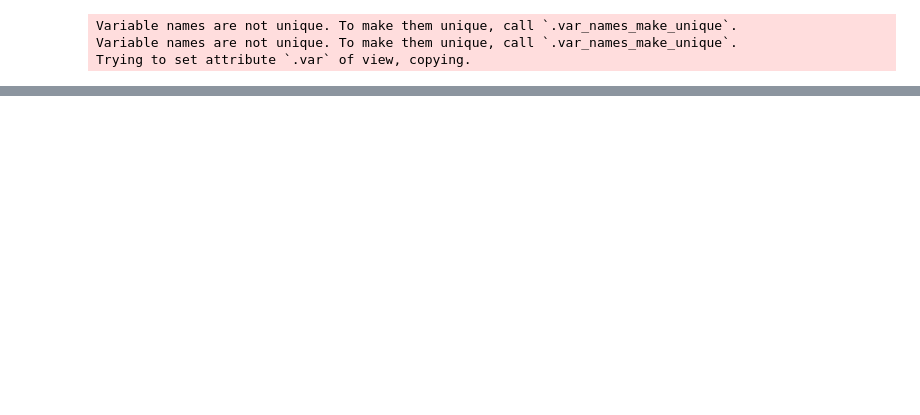
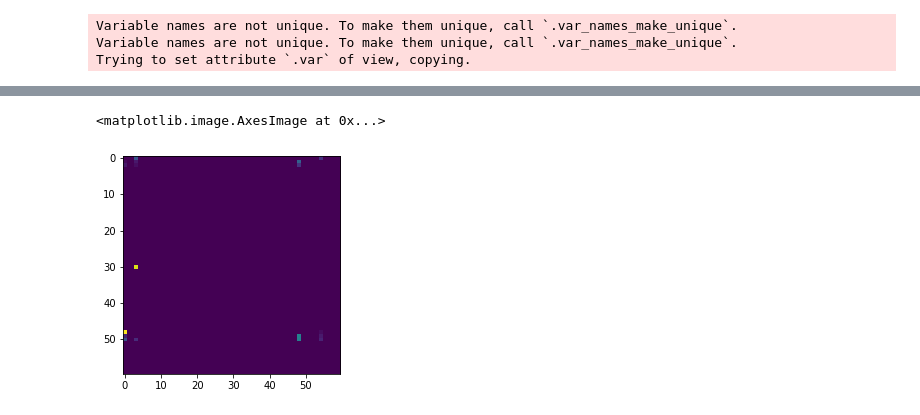
Before and after one commit to cnellington/CMU-Genomics-Final, a Jupyter notebook: experiments/single_trajectory.ipynb, the cells around one changed output, grey strips where cells are left out. Cells and saved outputs as stored; diff of their text form; code cells hidden in the pictures; blank space fills up the shorter version.

```diff
--- a/experiments/single_trajectory.ipynb
+++ b/experiments/single_trajectory.ipynb
@@ -98,0 +117,5 @@ array([ True,  True,  True,  True,  True,  True,  True,  True,  True,
+# %%
+plt.imshow(utils.adjacency_matrix(null_Ws[0]))
+# %% [output]
+<matplotlib.image.AxesImage at 0x...>
+[figure, added]
```
Also changed, not shown: parts of 18 cells of this notebook.
